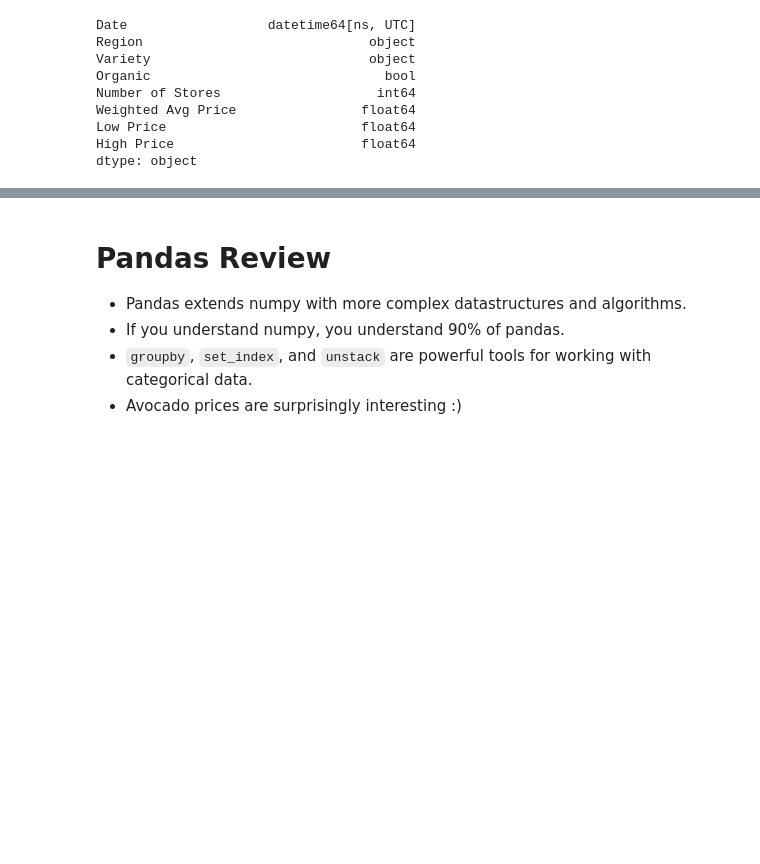
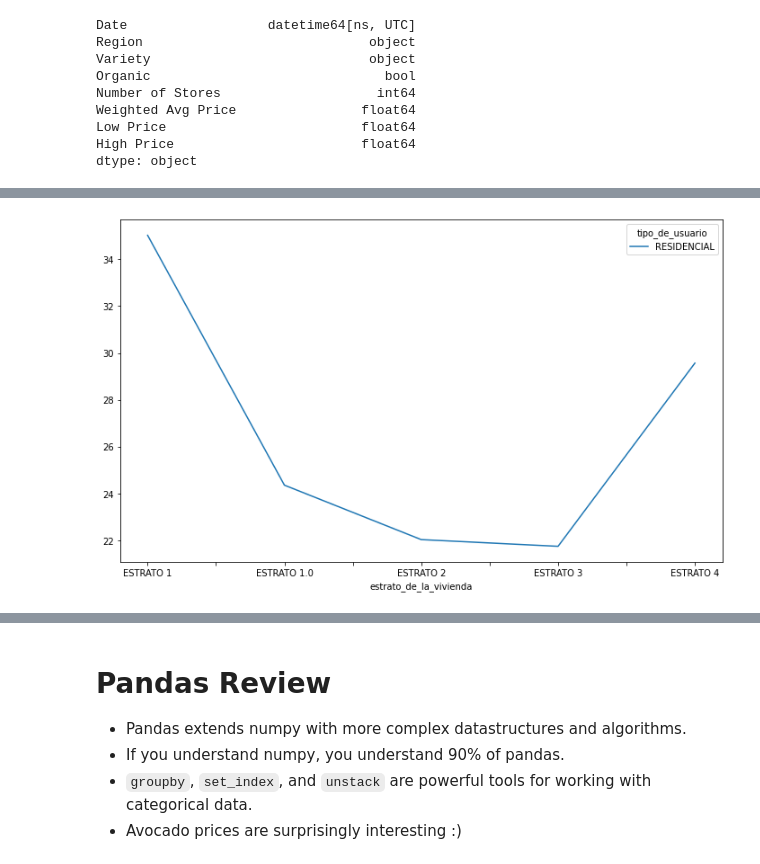
Before and after one commit to JohanDaza/AlgorithmsUN2021I, a Jupyter notebook: Lab2/jdazahscottsanderson.ipynb, the cells around one changed output, grey strips where cells are left out. Saved outputs shown, nothing was run; the diff lists cells and outputs as text; code cells hidden in the pictures; blank space fills up the shorter version.

Commit message:
datos colombia covid

```diff
--- a/Lab2/jdazahscottsanderson.ipynb
+++ b/Lab2/jdazahscottsanderson.ipynb
@@ -1196,0 +1196,3 @@ avocados.head()
+# %%
+water = pd.read_csv('https://www.datos.gov.co/resource/3dma-ihgq.csv')
+water.head()
@@ -1219,3 +1241,8 @@ hass.groupby(['Date', 'Variety'])['Weighted Avg Price'].mean().unstack().ffill()
+# %%
+residencial = water[water.tipo_de_usuario == 'RESIDENCIAL']
+residencial.groupby(['estrato_de_la_vivienda', 'tipo_de_usuario'])['promedio'].mean().unstack().ffill().plot();
+# %% [output]
+[figure, added]
 # %%
 def _organic_spread(group):
 
```
Also changed, not shown: parts of 17 cells of this notebook.
